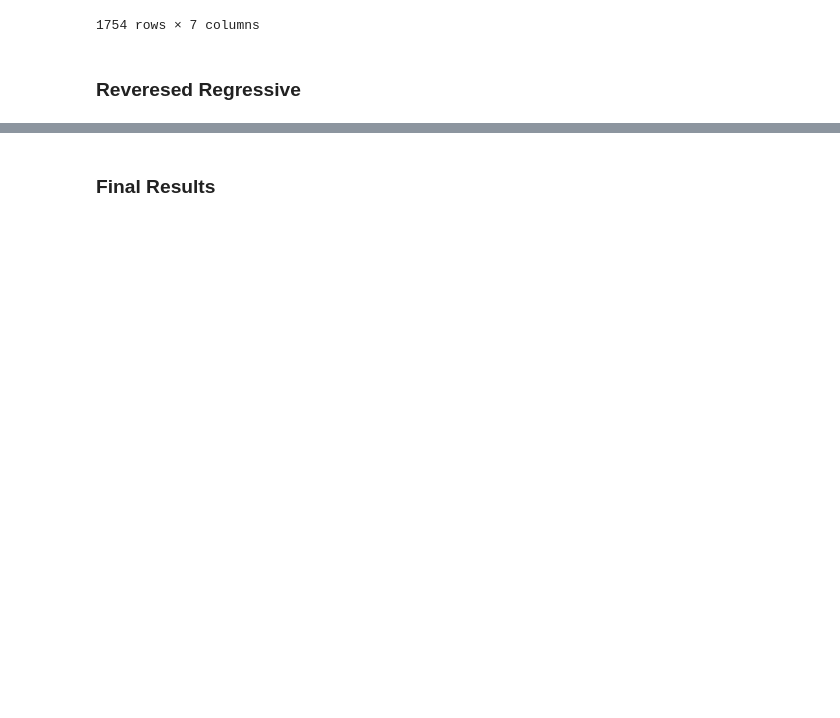
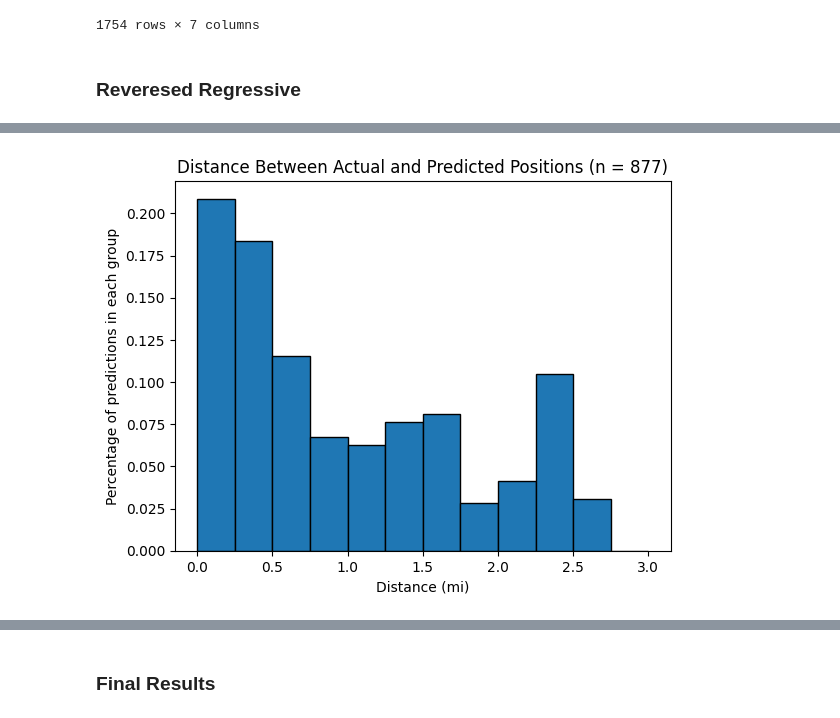
Before and after one commit to RaulCastillo547/TelepresentNature-FinalizingModels, a Jupyter notebook: model_running.ipynb, the cells around one changed output, grey strips where cells are left out. Saved outputs shown, nothing was run; the diff lists cells and outputs as text; code cells hidden in the pictures; blank space fills up the shorter version.

```diff
--- a/model_running.ipynb
+++ b/model_running.ipynb
@@ -243,16 +312,24 @@ results['Reversed Regressive Model']
-# %%
-# Input ordering
-reversed_original_output = reversed_regressive_window.test_label
-reversed_original_output = reversed_original_output.reshape((reversed_original_output.shape[0], reversed_original_output.shape[-1]))*reversed_regressive_window.train_df[['longitude', 'latitude']].std().values + reversed_regressive_window.train_df[['longitude', 'latitude']].mean().values
-reversed_predicted_output = regressive_model(regressive_window.test_input).numpy()
-reversed_predicted_output = reversed_predicted_output.reshape((reversed_predicted_output.shape[0], reversed_predicted_output.shape[-1]))*reversed_regressive_window.train_df[['longitude', 'latitude']].std().values + reversed_regressive_window.train_df[['longitude', 'latitude']].mean().values
-
-# Statistics gathering
-mae_values = list(mean_absolute_error(reversed_original_output, reversed_predicted_output, multioutput='raw_values'))
-mae_values = {coord_name: coord_value for coord_name, coord_value in zip(['mae_longitude', 'mae_latitude'], mae_values)}
-mse_values = list(mean_squared_error(reversed_original_output, reversed_predicted_output, multioutput='raw_values'))
-mse_values = {coord_name: coord_value for coord_name, coord_value in zip(['mse_longitude', 'mse_latitude'], mse_values)}
-
-# Apply statistics to results
-results['Reversed Regressive Model'].update(mae_values)
-results['Reversed Regressive Model'].update(mse_values)
+# %%
+# Histogram for Distance Errors
+reversed_distances = []
+unnormed_reversed_original_output = reversed_original_output*reversed_regressive_window.train_df[['longitude', 'latitude']].std().values + reversed_regressive_window.train_df[['longitude', 'latitude']].mean().values
+unnormed_reversed_predicted_output = reversed_predicted_output*reversed_regressive_window.train_df[['longitude', 'latitude']].std().values + reversed_regressive_window.train_df[['longitude', 'latitude']].mean().values
+
+r = 3958.756 + 636/5280 # Average radius of Earth to sea level plus elevation of Trentino
+for original_coord, predicted_coord in zip(unnormed_reversed_original_output, unnormed_reversed_predicted_output):
+    curr_d = 2*r*math.asin(
+        math.sqrt(
+            ((1-math.cos(math.radians(predicted_coord[1] - original_coord[1])))
+             + math.cos(math.radians(predicted_coord[1]))*math.cos(math.radians(original_coord[1]))*(1-math.cos(math.radians(predicted_coord[0] - original_coord[0]))))/2))
+    reversed_distances.append(curr_d)
+# %%
+hist, bins = np.histogram(reversed_distances, bins=12, range=(0,3), density=True)
+# %%
+# Histogram of distances
+con = plt.bar(bins[0:len(bins) - 1] + 0.125, hist*0.25, edgecolor='black', width=0.25)
+plt.title(f"Distance Between Actual and Predicted Positions (n = {len(reversed_distances)})")
+plt.xlabel("Distance (mi)")
+plt.ylabel("Percentage of predictions in each group")
+plt.show()
+# %% [output]
+[figure, added]
```
Also changed, not shown: parts of 19 cells of this notebook, 9 other files.
